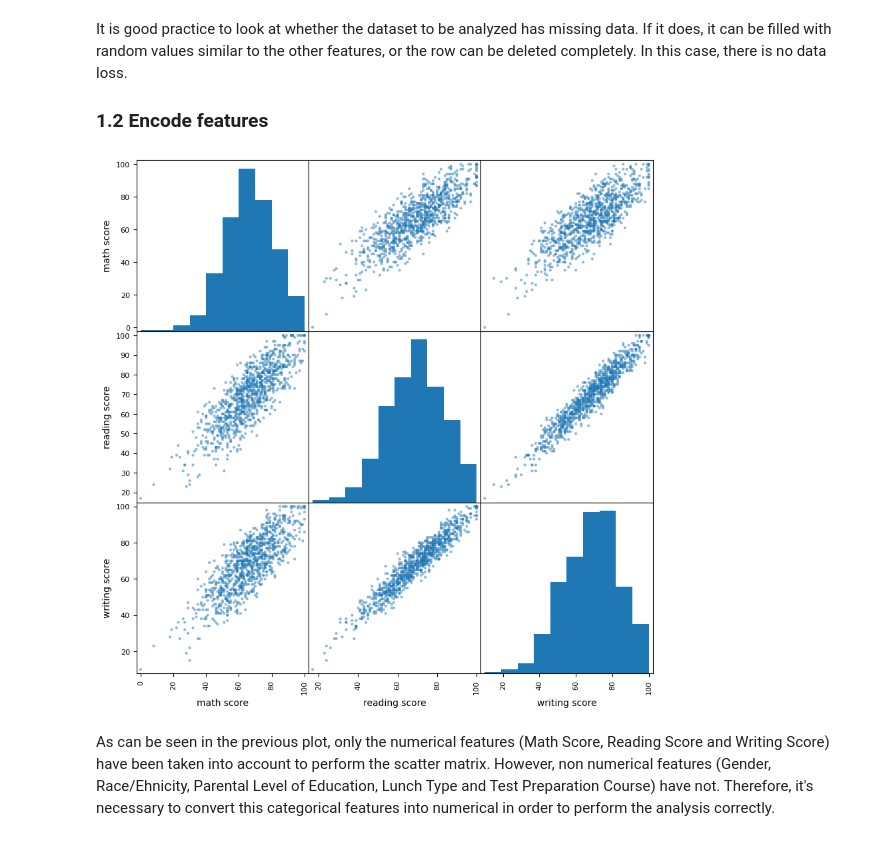
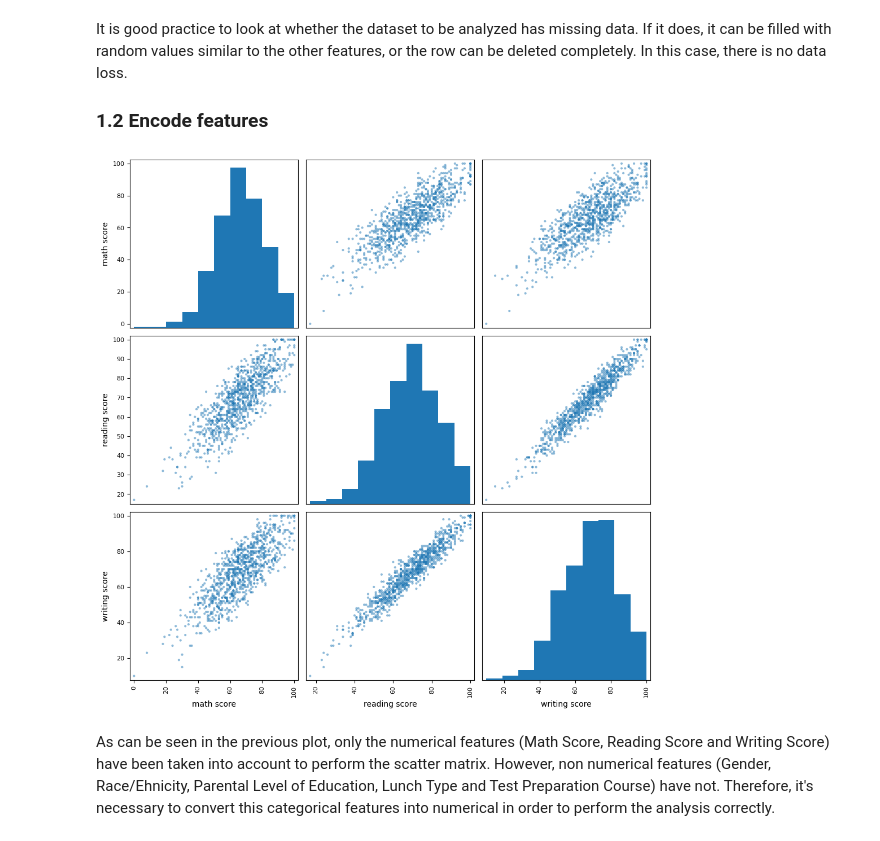
Before and after one commit to Danie1Arias/A1-DanielArias-BeatrizEnriquez, a Jupyter notebook: 1-Selecting-and-analyzing-dataset.ipynb, the cells around one changed output. Cells and saved outputs as stored; diff of their text form; code cells hidden in the pictures.

```diff
--- a/1-Selecting-and-analyzing-dataset.ipynb
+++ b/1-Selecting-and-analyzing-dataset.ipynb
@@ -54,8 +55,9 @@ It is good practice to look at whether the dataset to be analyzed has missing da
 ### 1.2 Encode features
 # %%
 pd.plotting.scatter_matrix(df, figsize=(10,10));
+plt.tight_layout(pad=1.0)
 # %% [output]
-[figure, old version]
+[figure, new version]
 # %% [markdown]
 As can be seen in the previous plot, only the numerical features (Math Score, Reading Score and Writing Score) have been taken into account to perform the scatter matrix. However, non numerical features (Gender, Race/Ehnicity, Parental Level of Education, Lunch Type and Test Preparation Course) have not. Therefore, it's necessary to convert this categorical features into numerical in order to perform the analysis correctly.
 # %%
```
Also changed, not shown: parts of 2 cells of this notebook.
